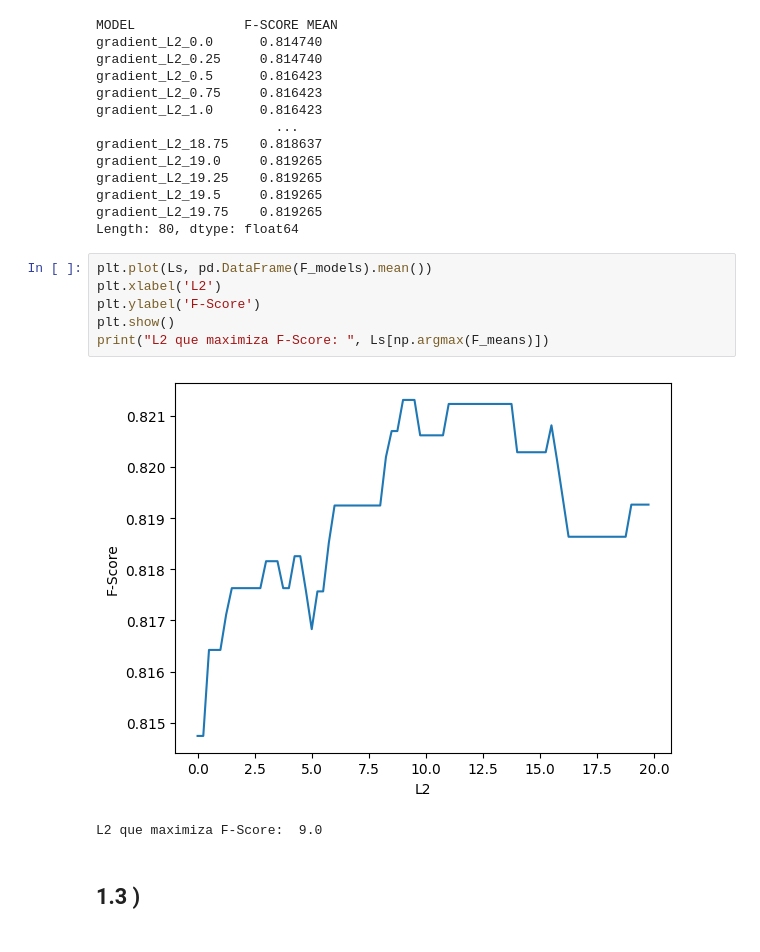
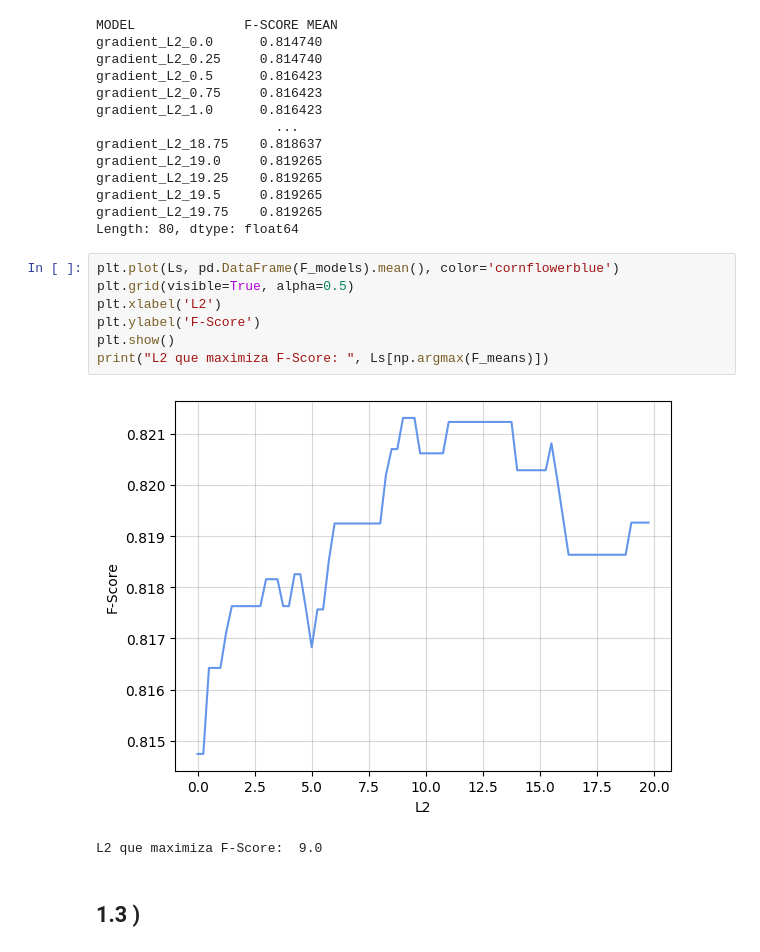
Before and after one commit to NazaGonella/TP02-machine-learning, a Jupyter notebook: Gonella_Nazareno_Notebook_TP2.ipynb, the cells around one changed output. Drawn from its saved outputs; the diff is of its cells as text.

```diff
--- a/Gonella_Nazareno_Notebook_TP2.ipynb
+++ b/Gonella_Nazareno_Notebook_TP2.ipynb
@@ -220,13 +222,14 @@ gradient_L2_19.5     0.819265
 gradient_L2_19.75    0.819265
 Length: 80, dtype: float64
 # %%
-plt.plot(Ls, pd.DataFrame(F_models).mean())
+plt.plot(Ls, pd.DataFrame(F_models).mean(), color='cornflowerblue')
+plt.grid(visible=True, alpha=0.5)
 plt.xlabel('L2')
 plt.ylabel('F-Score')
 plt.show()
 print("L2 que maximiza F-Score: ", Ls[np.argmax(F_means)])
 # %% [output]
-[figure, old version]
+[figure, new version]
 L2 que maximiza F-Score:  9.0
 # %% [markdown]
 ## 1.3 )
```
Also changed, not shown: parts of 13 cells of this notebook.
